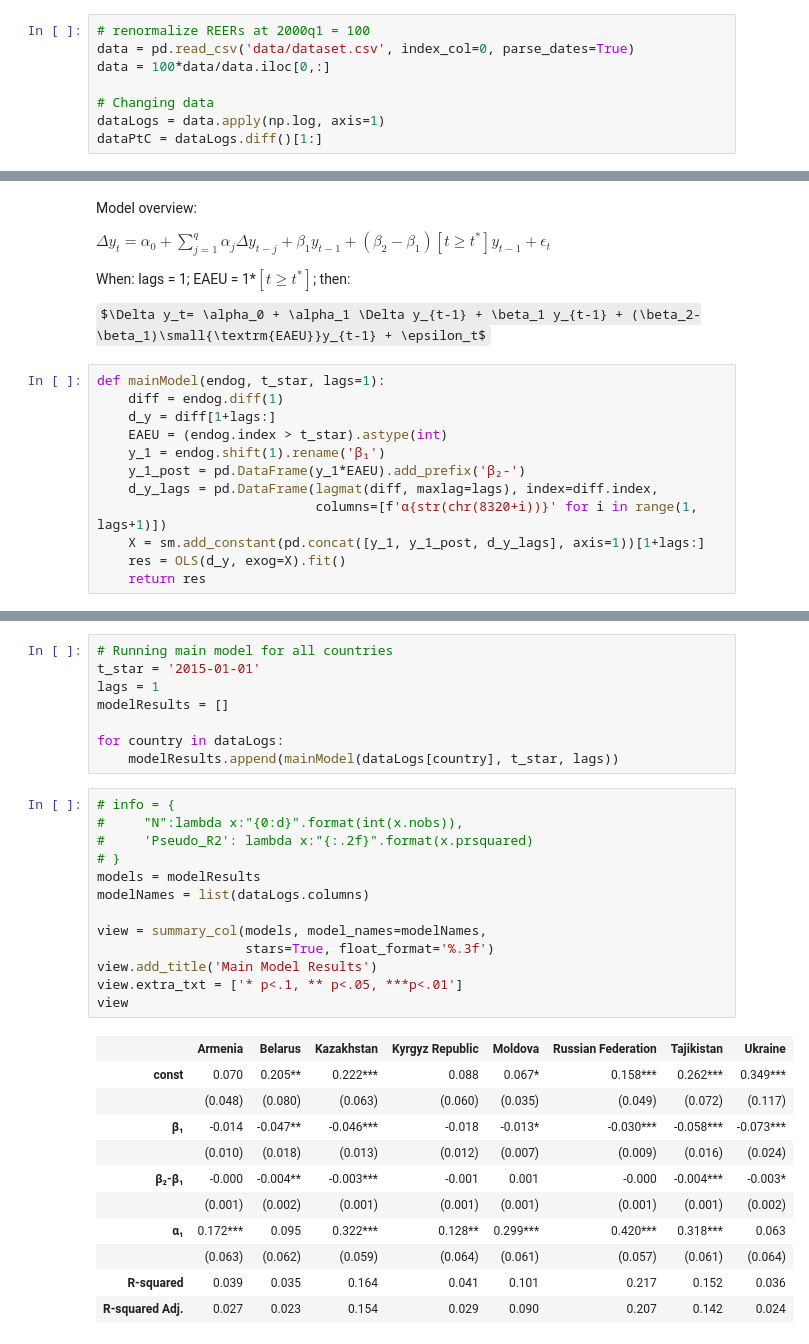
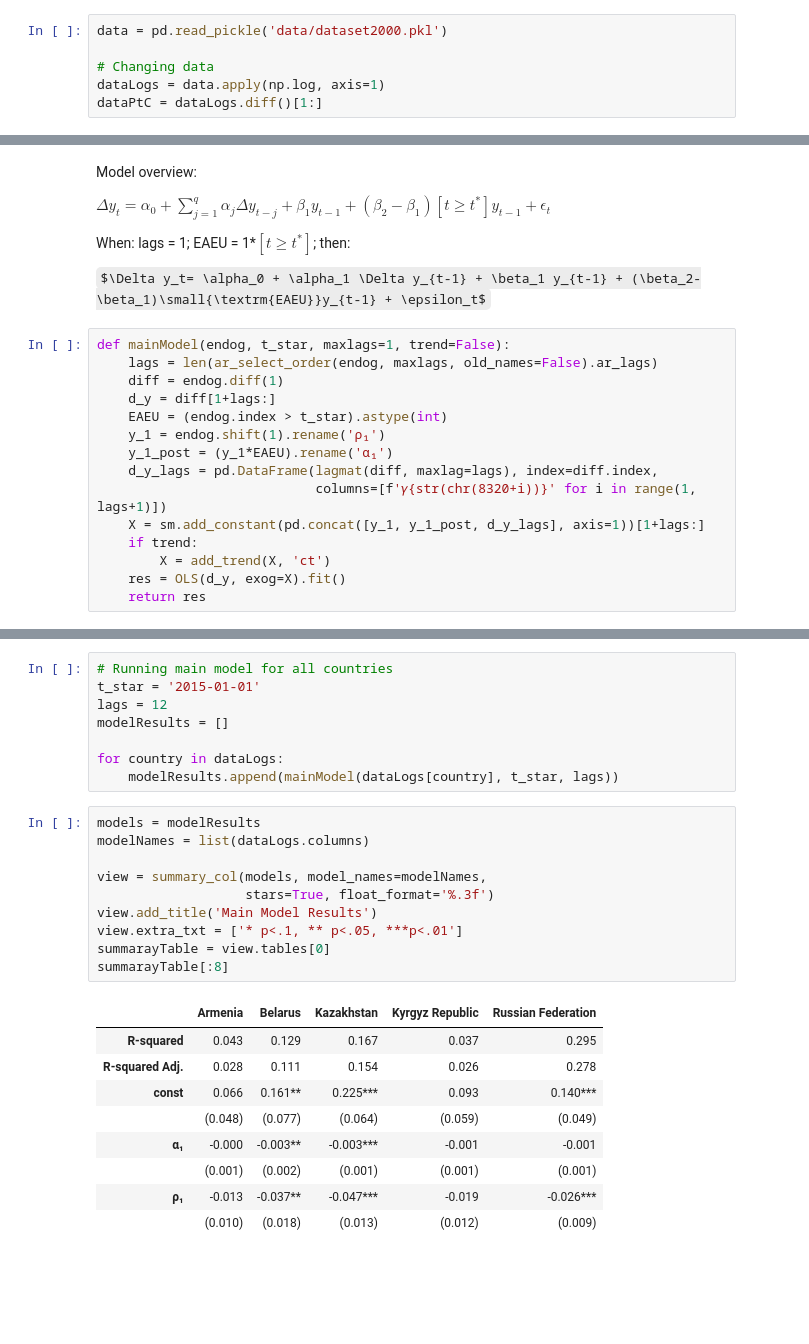
Before and after one commit to vlad-yeghiazaryan/PPP-in-EAEU, a Jupyter notebook: EEU-exogModel.ipynb, the cells around one changed output, grey strips where cells are left out. Drawn from its saved outputs; the diff is of its cells as text; some formulas as TeX source; blank space fills up the shorter version.

Commit message:
final model

```diff
--- a/EEU-exogModel.ipynb
+++ b/EEU-exogModel.ipynb
@@ -20,7 +70,5 @@ import matplotlib.ticker as ticker
 # %%
-# renormalize REERs at 2000q1 = 100
-data = pd.read_csv('data/dataset.csv', index_col=0, parse_dates=True)
-data = 100*data/data.iloc[0,:]
+data = pd.read_pickle('data/dataset2000.pkl')
 
 # Changing data
 dataLogs = data.apply(np.log, axis=1)
@@ -66,15 +114,18 @@ When: lags = 1; EAEU = 1*$[t\geq t^*]$; then:
 
 $\Delta y_t= \alpha_0 + \alpha_1 \Delta y_{t-1} + \beta_1 y_{t-1} + (\beta_2-\beta_1)\small{\textrm{EAEU}}y_{t-1} + \epsilon_t$
 # %%
-def mainModel(endog, t_star, lags=1):
+def mainModel(endog, t_star, maxlags=1, trend=False):
+    lags = len(ar_select_order(endog, maxlags, old_names=False).ar_lags)
     diff = endog.diff(1)
     d_y = diff[1+lags:]
     EAEU = (endog.index > t_star).astype(int)
-    y_1 = endog.shift(1).rename('β₁')
-    y_1_post = pd.DataFrame(y_1*EAEU).add_prefix('β₂-')
+    y_1 = endog.shift(1).rename('ρ₁')
+    y_1_post = (y_1*EAEU).rename('α₁')
     d_y_lags = pd.DataFrame(lagmat(diff, maxlag=lags), index=diff.index,
-                            columns=[f'α{str(chr(8320+i))}' for i in range(1, lags+1)])
+                            columns=[f'𝛾{str(chr(8320+i))}' for i in range(1, lags+1)])
     X = sm.add_constant(pd.concat([y_1, y_1_post, d_y_lags], axis=1))[1+lags:]
+    if trend:
+        X = add_trend(X, 'ct')
     res = OLS(d_y, exog=X).fit()
     return res
 # %%
@@ -110,34 +162,29 @@ Notes:
 # %%
 # Running main model for all countries
 t_star = '2015-01-01'
-lags = 1
+lags = 12
 modelResults = []
 
 for country in dataLogs:
     modelResults.append(mainModel(dataLogs[country], t_star, lags))
 # %%
-# info = {
-#     "N":lambda x:"{0:d}".format(int(x.nobs)),
-#     'Pseudo_R2': lambda x:"{:.2f}".format(x.prsquared)
-# }
 models = modelResults
 modelNames = list(dataLogs.columns)
 
 view = summary_col(models, model_names=modelNames,
                    stars=True, float_format='%.3f')
 view.add_title('Main Model Results')
 view.extra_txt = ['* p<.1, ** p<.05, ***p<.01']
-view
+summarayTable = view.tables[0]
+summarayTable[:8]
 # %% [output]
-|  | Armenia | Belarus | Kazakhstan | Kyrgyz Republic | Moldova | Russian Federation | Tajikistan | Ukraine |
-| const | 0.070 | 0.205** | 0.222*** | 0.088 | 0.067* | 0.158*** | 0.262*** | 0.349*** |
-|  | (0.048) | (0.080) | (0.063) | (0.060) | (0.035) | (0.049) | (0.072) | (0.117) |
-| β₁ | -0.014 | -0.047** | -0.046*** | -0.018 | -0.013* | -0.030*** | -0.058*** | -0.073*** |
-|  | (0.010) | (0.018) | (0.013) | (0.012) | (0.007) | (0.009) | (0.016) | (0.024) |
-| β₂-β₁ | -0.000 | -0.004** | -0.003*** | -0.001 | 0.001 | -0.000 | -0.004*** | -0.003* |
-|  | (0.001) | (0.002) | (0.001) | (0.001) | (0.001) | (0.001) | (0.001) | (0.002) |
-| α₁ | 0.172*** | 0.095 | 0.322*** | 0.128** | 0.299*** | 0.420*** | 0.318*** | 0.063 |
-|  | (0.063) | (0.062) | (0.059) | (0.064) | (0.061) | (0.057) | (0.061) | (0.064) |
-| R-squared | 0.039 | 0.035 | 0.164 | 0.041 | 0.101 | 0.217 | 0.152 | 0.036 |
-| R-squared Adj. | 0.027 | 0.023 | 0.154 | 0.029 | 0.090 | 0.207 | 0.142 | 0.024 |
+|  | Armenia | Belarus | Kazakhstan | Kyrgyz Republic | Russian Federation |
+| R-squared | 0.043 | 0.129 | 0.167 | 0.037 | 0.295 |
+| R-squared Adj. | 0.028 | 0.111 | 0.154 | 0.026 | 0.278 |
+| const | 0.066 | 0.161** | 0.225*** | 0.093 | 0.140*** |
+|  | (0.048) | (0.077) | (0.064) | (0.059) | (0.049) |
+| α₁ | -0.000 | -0.003** | -0.003*** | -0.001 | -0.001 |
+|  | (0.001) | (0.002) | (0.001) | (0.001) | (0.001) |
+| ρ₁ | -0.013 | -0.037** | -0.047*** | -0.019 | -0.026*** |
+|  | (0.010) | (0.018) | (0.013) | (0.012) | (0.009) |
 # %%
```
Also changed, not shown: parts of 8 cells of this notebook, 46 other files.
